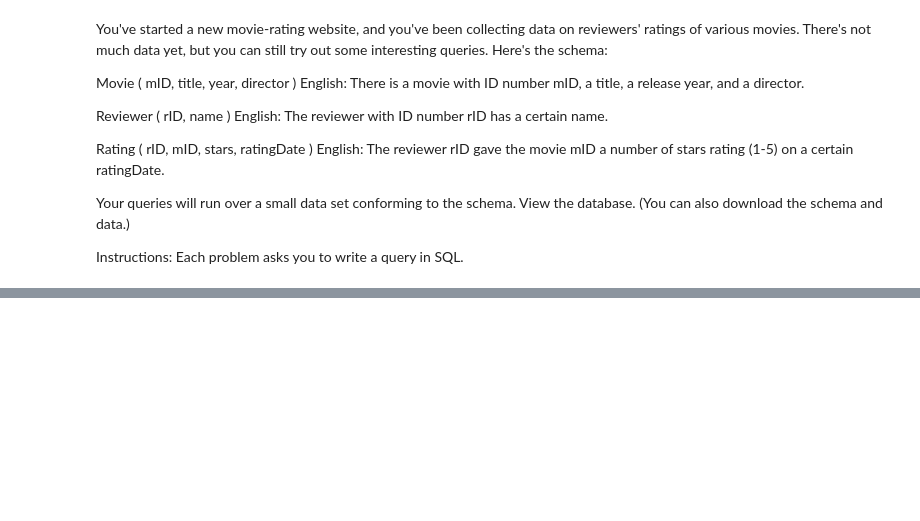
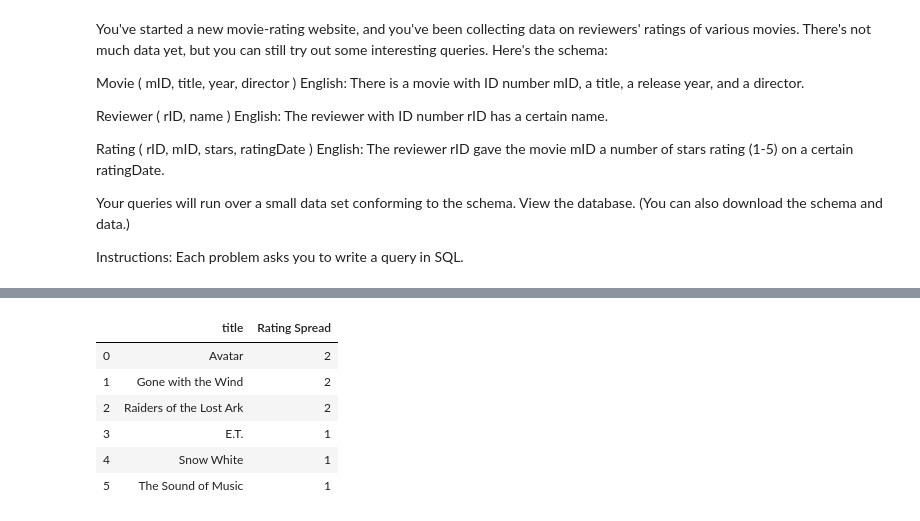
Before and after one commit to TaraRosen/movie_rating_reviewer_database, a Jupyter notebook: SQL_movie_rating_query_exercises.ipynb, the cells around one changed output, grey strips where cells are left out. Saved outputs shown, nothing was run; the diff lists cells and outputs as text; code cells hidden in the pictures; blank space fills up the shorter version.

```diff
--- a/SQL_movie_rating_query_exercises.ipynb
+++ b/SQL_movie_rating_query_exercises.ipynb
@@ -110,0 +251,25 @@ q4                                              # view dataframe
+# %%
+# 8. For each movie, return the title and
+# the 'rating spread', that is, the
+# difference between highest and lowest
+# ratings given to that movie. Sort by
+# rating spread from highest to lowest,
+# then by movie title.
+
+cur.execute("""SELECT m.title, MAX(r.stars) - MIN(r.stars) AS "Rating Spread"
+               FROM movie m
+               JOIN rating r
+               ON m.mID = r.mID
+               GROUP BY m.title
+               ORDER BY 2 DESC, 1""")           # sql query
+q8 = pd.DataFrame(cur.fetchall())               # create dataframe from sql query
+q8.columns = [x[0] for x in cur.description]    # labels dataframe columns
+q8                                              # view dataframe
+# %% [output]
+|  | title | Rating Spread |
+| 0 | Avatar | 2 |
+| 1 | Gone with the Wind | 2 |
+| 2 | Raiders of the Lost Ark | 2 |
+| 3 | E.T. | 1 |
+| 4 | Snow White | 1 |
+| 5 | The Sound of Music | 1 |
```
Also changed, not shown: parts of 23 cells of this notebook.
